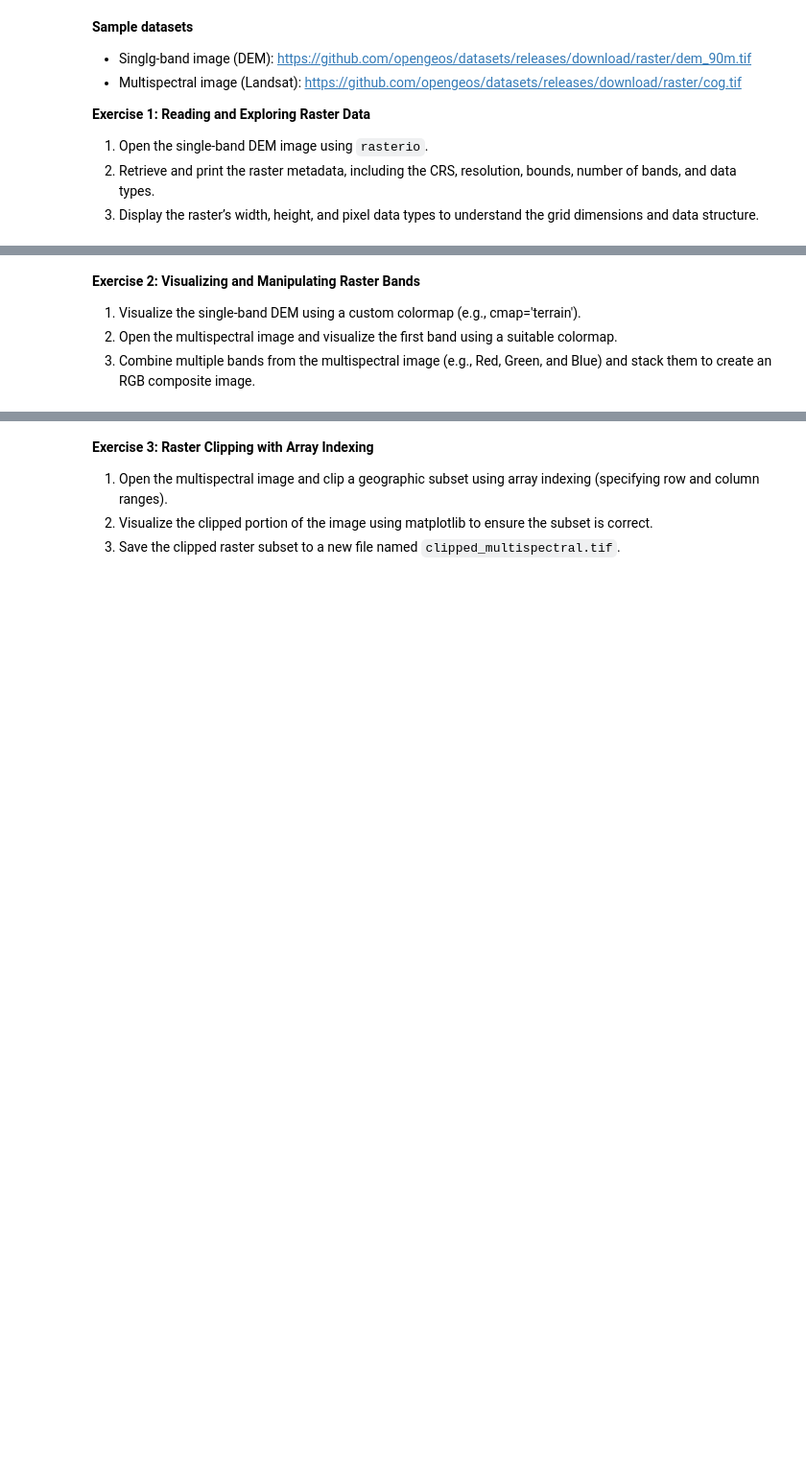
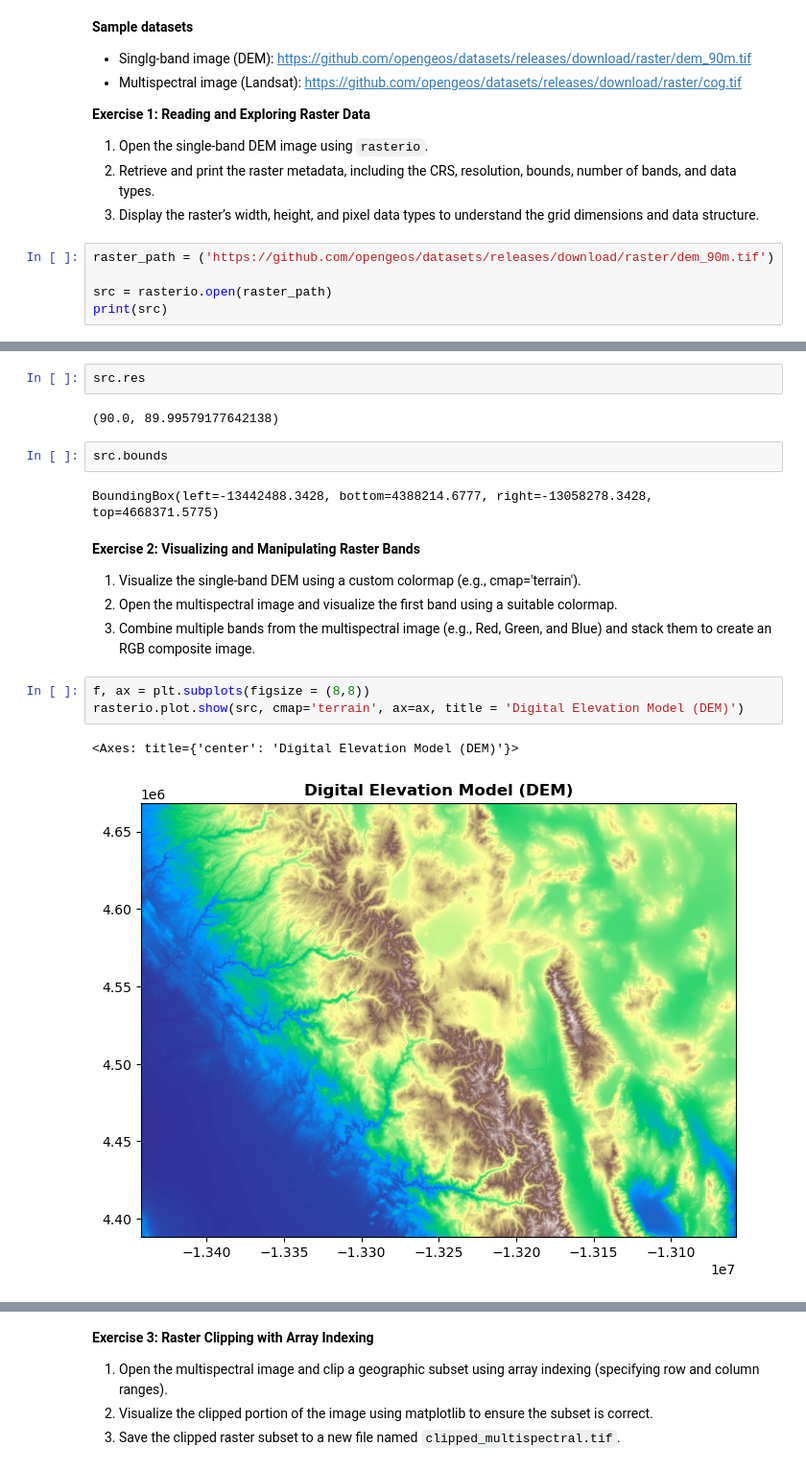
Before and after one commit to shwan3/geog-312, a Jupyter notebook: book/labs/lab_05.ipynb, the cells around one changed output, grey strips where cells are left out. Shown at 96% size. Cells and saved outputs as stored; diff of their text form; blank space fills up the shorter version.

```diff
--- a/book/labs/lab_05.ipynb
+++ b/book/labs/lab_05.ipynb
@@ -27,3 +56,8 @@ Make sure you have the following libraries installed:
 1. Open the single-band DEM image using `rasterio`.
 2. Retrieve and print the raster metadata, including the CRS, resolution, bounds, number of bands, and data types.
 3. Display the raster’s width, height, and pixel data types to understand the grid dimensions and data structure.
+# %%
+raster_path = ('https://github.com/opengeos/datasets/releases/download/raster/dem_90m.tif')
+
+src = rasterio.open(raster_path)
+print(src)
@@ -30,6 +78,20 @@ Make sure you have the following libraries installed:
+# %%
+src.res
+# %% [output]
+(90.0, 89.99579177642138)
+# %%
+src.bounds
+# %% [output]
+BoundingBox(left=-13442488.3428, bottom=4388214.6777, right=-13058278.3428, top=4668371.5775)
 # %% [markdown]
 **Exercise 2: Visualizing and Manipulating Raster Bands**
 
 1. Visualize the single-band DEM using a custom colormap (e.g., cmap='terrain').
 2. Open the multispectral image and visualize the first band using a suitable colormap.
 3. Combine multiple bands from the multispectral image (e.g., Red, Green, and Blue) and stack them to create an RGB composite image.
+# %%
+f, ax = plt.subplots(figsize = (8,8))
+rasterio.plot.show(src, cmap='terrain', ax=ax, title = 'Digital Elevation Model (DEM)')
+# %% [output]
+<Axes: title={'center': 'Digital Elevation Model (DEM)'}>
+[figure, added]
```
Also changed, not shown: parts of 18 cells of this notebook, 1 other file.
